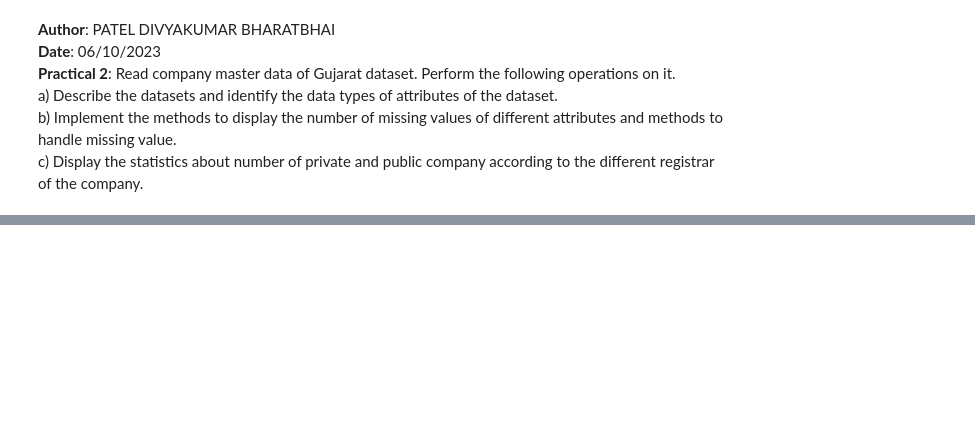
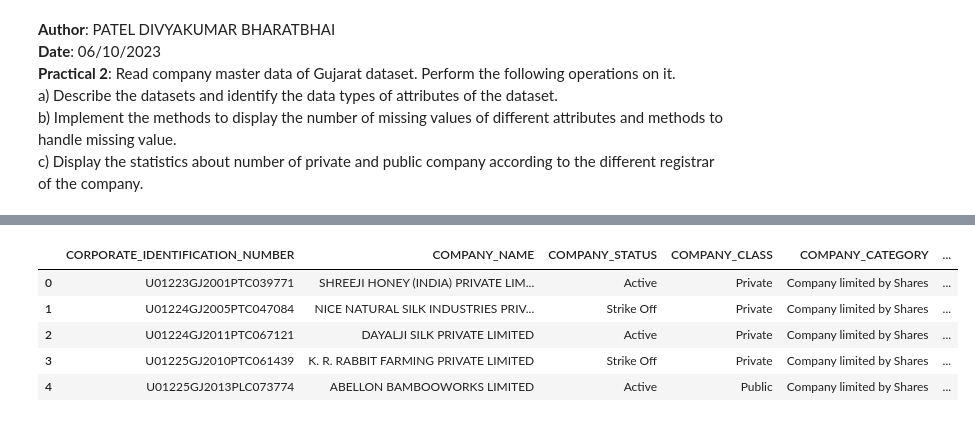
Before and after one commit to divyakumar31/pds-practicals, a Jupyter notebook: practical2/practical2.ipynb, the cells around one changed output, grey strips where cells are left out. Drawn from its saved outputs; the diff is of its cells as text; code cells hidden in the pictures; blank space fills up the shorter version.

```diff
--- a/practical2/practical2.ipynb
+++ b/practical2/practical2.ipynb
@@ -33,0 +133,11 @@ df
+# %%
+# Option 4: Replace missing values with mode (for categorical columns)
+df_filled_mode = df.fillna(df.mode().iloc[0])
+df_filled_mode.head()
+# %% [output]
+|  | CORPORATE_IDENTIFICATION_NUMBER | COMPANY_NAME | COMPANY_STATUS | COMPANY_CLASS | COMPANY_CATEGORY | ... |
+| 0 | U01223GJ2001PTC039771 | SHREEJI HONEY (INDIA) PRIVATE LIM... | Active | Private | Company limited by Shares | ... |
+| 1 | U01224GJ2005PTC047084 | NICE NATURAL SILK INDUSTRIES PRIV... | Strike Off | Private | Company limited by Shares | ... |
+| 2 | U01224GJ2011PTC067121 | DAYALJI SILK PRIVATE LIMITED | Active | Private | Company limited by Shares | ... |
+| 3 | U01225GJ2010PTC061439 | K. R. RABBIT FARMING PRIVATE LIMITED | Strike Off | Private | Company limited by Shares | ... |
+| 4 | U01225GJ2013PLC073774 | ABELLON BAMBOOWORKS LIMITED | Active | Public | Company limited by Shares | ... |
```
Also changed, not shown: parts of 9 cells of this notebook.
